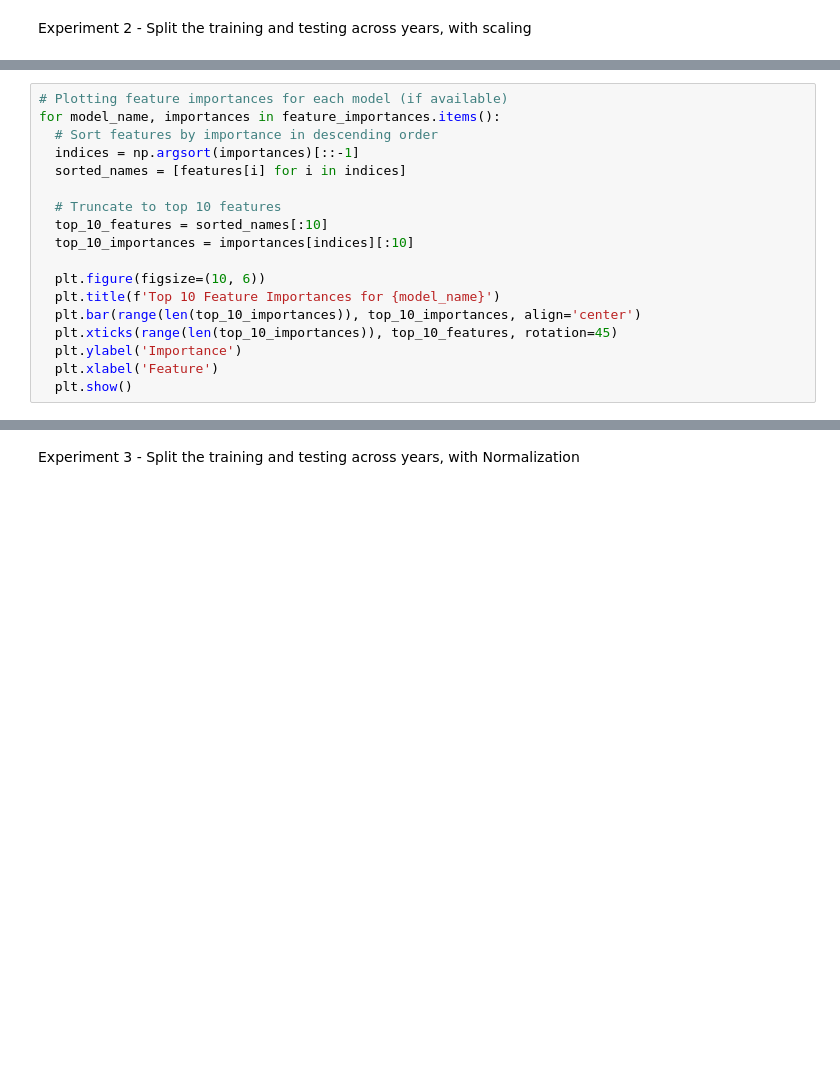
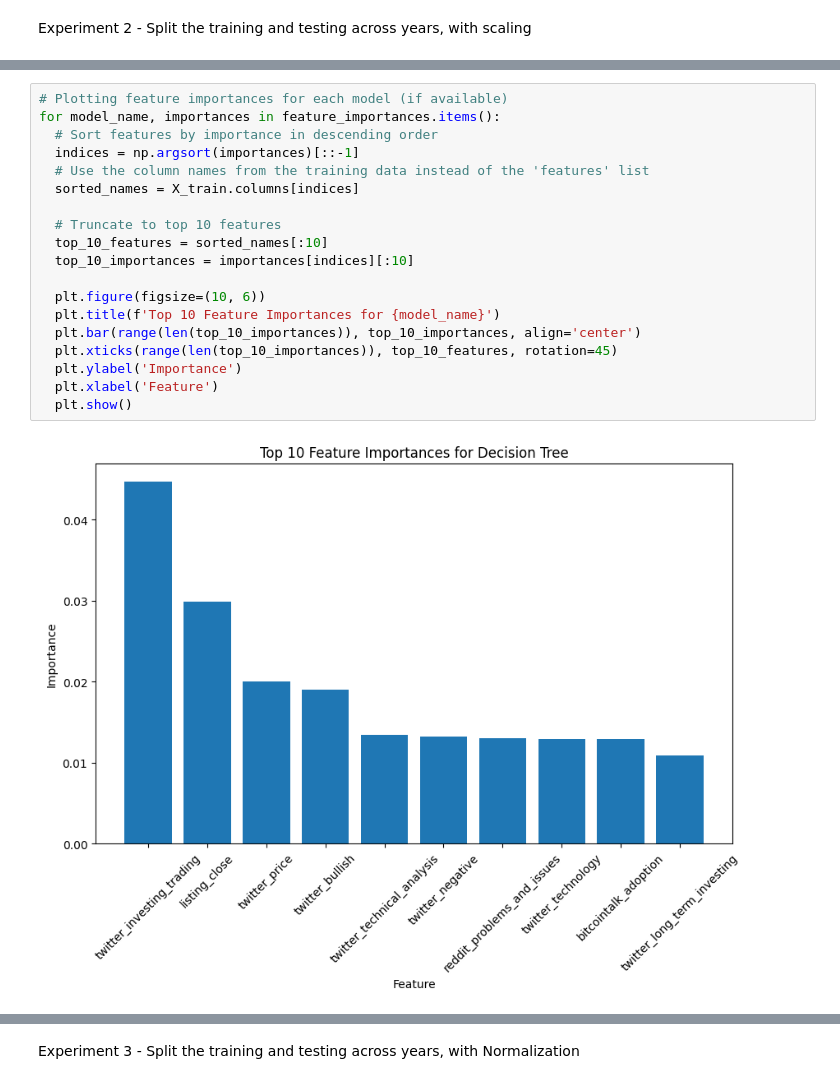
Before and after one commit to edgaradel/AFP, a Jupyter notebook: Clean_RNN_New.ipynb, the cells around one changed output, grey strips where cells are left out. Cells and saved outputs as stored; diff of their text form; blank space fills up the shorter version.

```diff
--- a/Clean_RNN_New.ipynb
+++ b/Clean_RNN_New.ipynb
@@ -852,18 +859,21 @@ for model_name, importances in feature_importances.items():
 # %%
 # Plotting feature importances for each model (if available)
 for model_name, importances in feature_importances.items():
   # Sort features by importance in descending order
   indices = np.argsort(importances)[::-1]
-  sorted_names = [features[i] for i in indices]
+  # Use the column names from the training data instead of the 'features' list
+  sorted_names = X_train.columns[indices]
 
   # Truncate to top 10 features
   top_10_features = sorted_names[:10]
   top_10_importances = importances[indices][:10]
 
   plt.figure(figsize=(10, 6))
   plt.title(f'Top 10 Feature Importances for {model_name}')
   plt.bar(range(len(top_10_importances)), top_10_importances, align='center')
   plt.xticks(range(len(top_10_importances)), top_10_features, rotation=45)
   plt.ylabel('Importance')
   plt.xlabel('Feature')
   plt.show()
+# %% [output]
+[figure, added]
```
Also changed, not shown: parts of 23 cells of this notebook.
